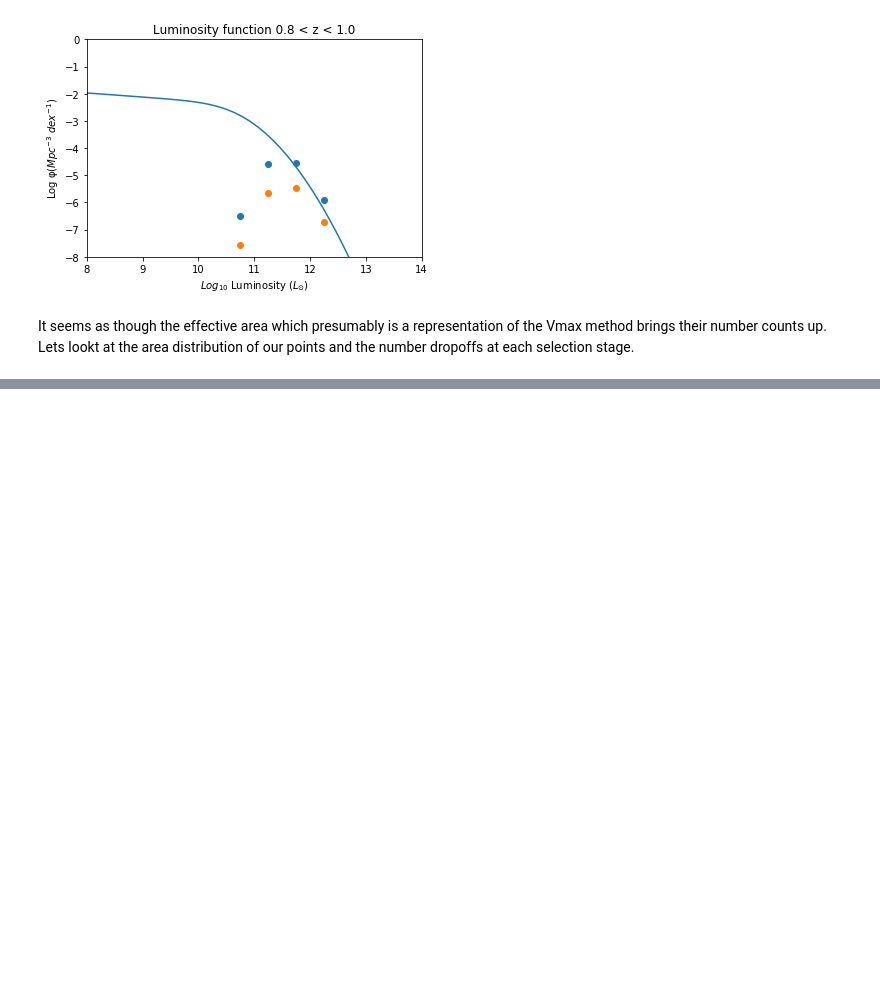
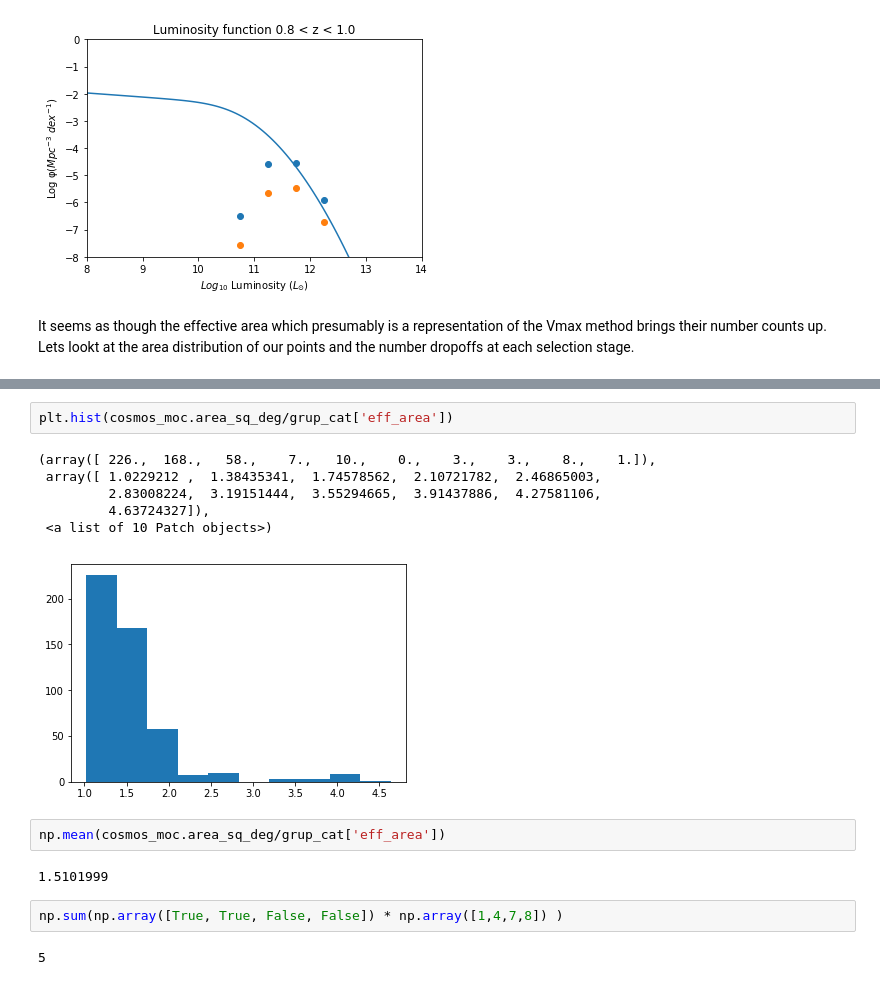
Before and after one commit to raphaelshirley/LuminosityFunction, a Jupyter notebook: 3_servs_lf.ipynb, the cells around one changed output, grey strips where cells are left out. Drawn from its saved outputs; the diff is of its cells as text; blank space fills up the shorter version.

```diff
--- a/3_servs_lf.ipynb
+++ b/3_servs_lf.ipynb
@@ -890,0 +924,17 @@ It seems as though the effective area which presumably is a representation of th
+# %%
+plt.hist(cosmos_moc.area_sq_deg/grup_cat['eff_area'])
+# %% [output]
+(array([ 226.,  168.,   58.,    7.,   10.,    0.,    3.,    3.,    8.,    1.]),
+ array([ 1.0229212 ,  1.38435341,  1.74578562,  2.10721782,  2.46865003,
+         2.83008224,  3.19151444,  3.55294665,  3.91437886,  4.27581106,
+         4.63724327]),
+ <a list of 10 Patch objects>)
+[figure, added]
+# %%
+np.mean(cosmos_moc.area_sq_deg/grup_cat['eff_area'])
+# %% [output]
+1.5101999
+# %%
+np.sum(np.array([True, True, False, False]) * np.array([1,4,7,8]) )
+# %% [output]
+5
```
Also changed, not shown: parts of 9 cells of this notebook.
